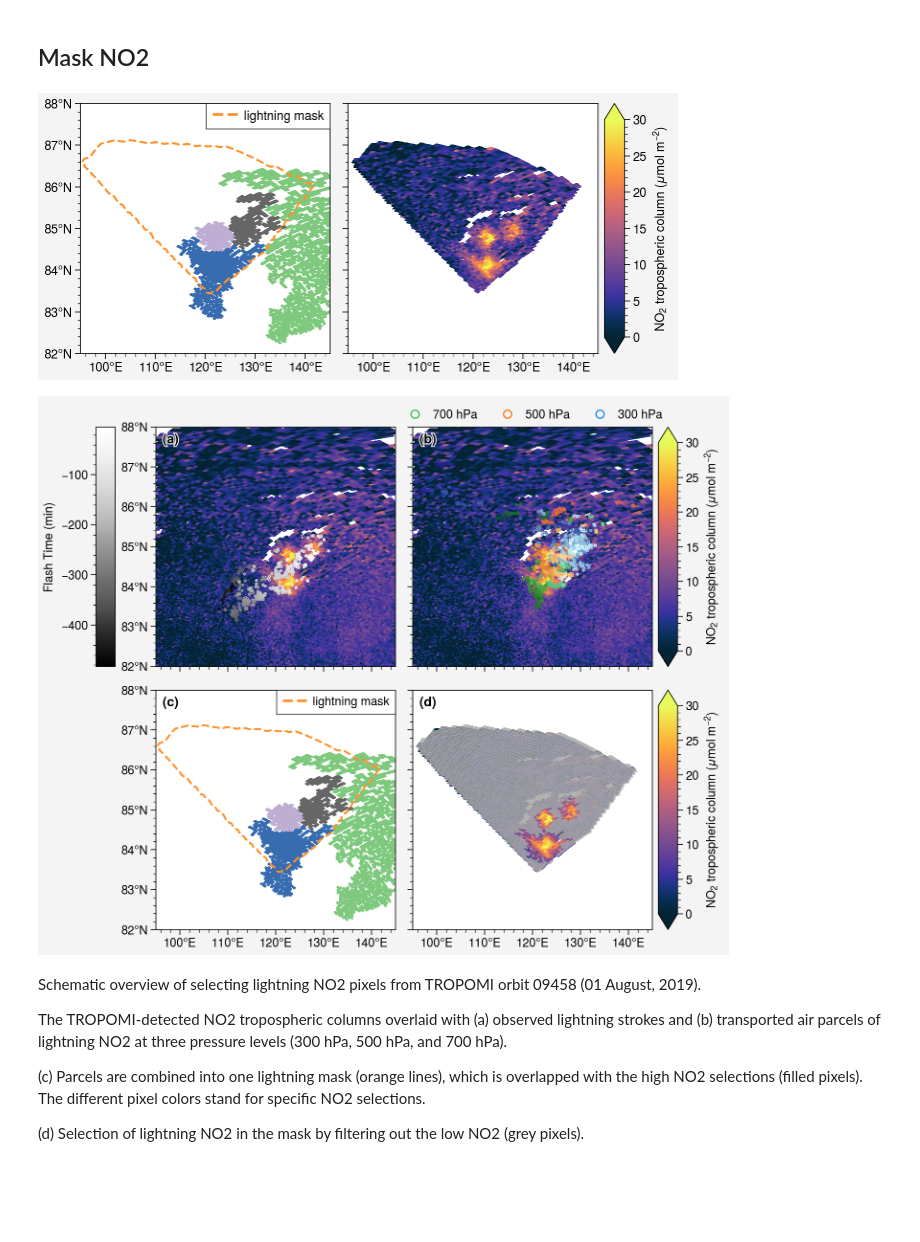
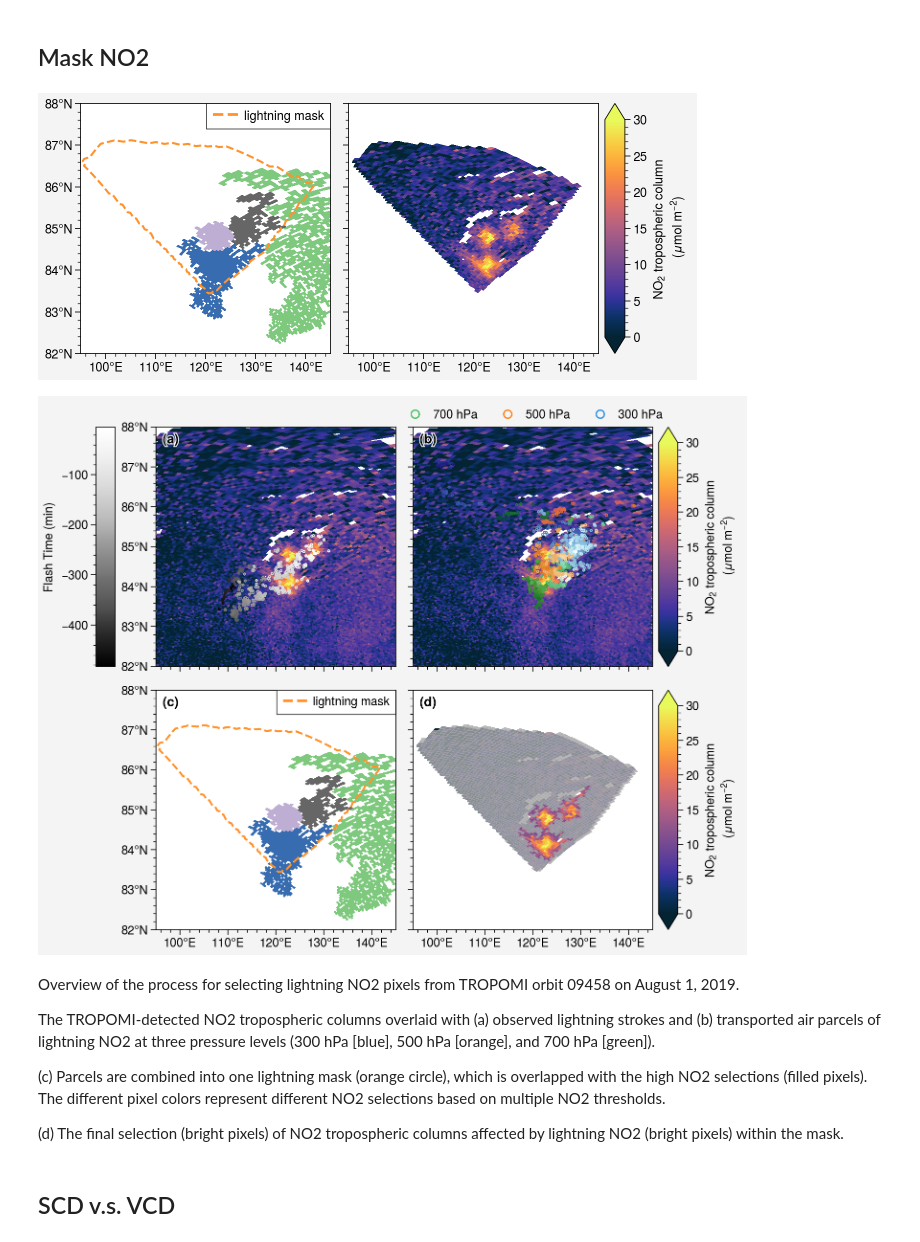
Before and after one commit to zxdawn/S5P-LNO2-Notebook, a Jupyter notebook: workflow/workflow.ipynb, the cells around one changed output. Drawn from its saved outputs; the diff is of its cells as text; code cells hidden in the pictures; blank space fills up the shorter version.

```diff
--- a/workflow/workflow.ipynb
+++ b/workflow/workflow.ipynb
@@ -25,9 +25,9 @@ Data used in this notebook are produced by the [S5P-LNO2](https://github.com/zxd
 # %%
 filename = glob('../data/clean_lightning/S5P_PAL__L2__NO2____20190811T00*.nc')[0]
 
-ds_tropomi = xr.open_dataset(filename, group='S5P').isel(time=0)\
-                [['nitrogendioxide_tropospheric_column',
-                  'nitrogendioxide_segmentation', 'lightning_mask']]
+ds_tropomi = xr.open_dataset(filename, group='S5P').isel(time=0)
+                # [['nitrogendioxide_tropospheric_column',
+                  # 'nitrogendioxide_segmentation', 'lightning_mask']]
 
 ds_lightning = xr.open_dataset(filename, group='Lightning')
 # %% [markdown]
@@ -229,35 +229,36 @@ lat_min = 82; lat_max = 88
 def plot_mask(ds_tropomi, axs, lon_min, lon_max, lat_min, lat_max):
     """Plot the mask of lightning NO2"""
     lon = ds_tropomi['nitrogendioxide_tropospheric_column'].coords['longitude']
     lat = ds_tropomi['nitrogendioxide_tropospheric_column'].coords['latitude']
 
     mask = (lon>lon_min) & (lon<lon_max) & (lat>lat_min) & (lat<lat_max)
 
     segmentation = ds_tropomi['nitrogendioxide_segmentation'].where(mask, drop=True)
-    segmentation.where(segmentation>0).plot(x='longitude', y='latitude', ax=axs[0], cmap='Accent', add_colorbar=False)
+    segmentation.where(segmentation>0).plot(x='longitude', y='latitude', ax=axs[0], cmap='Accent', add_colorbar=False, rasterized=True)
 
     # ds_tropomi['lightning_mask'].where(mask, drop=True).plot(ax=axs[2], x='longitude', y='latitude', add_colorbar=False)
     axs[0].contour(ds_tropomi['lightning_mask'].longitude, ds_tropomi['lightning_mask'].latitude,
                 ds_tropomi['lightning_mask'], levels=[1], colors=['orange5'], ls='--')
     l = plt.Line2D((0, 1), (0, 0), color='orange5', linestyle='--', linewidth=2)
     axs[0].legend([l], ['lightning mask'])
 
     axs[0].format(xlabel='', ylabel='', title='')#'NO$_2$ segmentation \n overlayed with lightning mask')
 
     no2 = ds_tropomi['nitrogendioxide_tropospheric_column']
+    # scd_trop = ds_tropomi['nitrogendioxide_slant_column_density'] - ds_tropomi['nitrogendioxide_stratospheric_column'] * ds_tropomi['air_mass_factor_stratosphere']
     (no2*1e6).where(ds_tropomi['lightning_mask']>0).plot(ax=axs[1], x='longitude', y='latitude',
-                                                cmap='Thermal', vmin=0, vmax=30, discrete=False,
-                                                cbar_kwargs={'label': 'NO$_2$ tropospheric column ($\mu$mol m$^{-2}$)'})
+                                                cmap='Thermal', vmin=0, vmax=30, discrete=False, rasterized=True,
+                                                cbar_kwargs={'label': 'NO$_2$ tropospheric column \n ($\mu$mol m$^{-2}$)'})
     axs[1].format(xlabel='', ylabel='', title='')#'Masked NO$_2$')
 
 
 fig, axs = pplt.subplots(ncols=2)
 
 plot_mask(ds_tropomi, axs, lon_min, lon_max, lat_min, lat_max)
 
 axs.format(xlim=(lon_min,lon_max), ylim=(lat_min,lat_max),
            xformatter='deglon', yformatter='deglat',
            grid=False)
 # %% [output]
-[figure, old version]
+[figure, new version]
 # %%
@@ -276,7 +278,7 @@ plot_obs(ds_tropomi, ds_lightning, axs[0], lon_min, lon_max, lat_min, lat_max, t
 plot_tracer(ds_tropomi, ds_lightning, axs[1], lon_min, lon_max, lat_min, lat_max, add_colorbar=True)
 plot_mask(ds_tropomi, axs[2:4], lon_min, lon_max, lat_min, lat_max)
 
-ds_t2['lno2_mask'].where((ds_t2['lno2_mask']==0)&(ds_t2['lightning_mask']>0)).plot(ax=axs[3], x='longitude', y='latitude', cmap='Greys', add_colorbar=False, alpha=0.8)
+ds_t2['lno2_mask'].where((ds_t2['lno2_mask']==0)&(ds_t2['lightning_mask']>0)).plot(ax=axs[3], x='longitude', y='latitude', cmap='Greys', add_colorbar=False, alpha=0.8, rasterized=True)
 axs[3].format(title='')
 
 axs.format(xlabel='', ylabel='', xlim=(lon_min,lon_max), ylim=(lat_min,lat_max),
@@ -284,14 +286,16 @@ axs.format(xlabel='', ylabel='', xlim=(lon_min,lon_max), ylim=(lat_min,lat_max),
            grid=False, abcloc='ul', abc='(a)')
 
 
-fig.savefig('../figures/workflow.png')
+fig.savefig('../figures/workflow.pdf')
 # %% [output]
-[figure, old version]
+[figure, new version]
 # %% [markdown]
-Schematic overview of selecting lightning NO2 pixels from TROPOMI orbit 09458 (01 August, 2019).
+Overview of the process for selecting lightning NO2 pixels from TROPOMI orbit 09458 on August 1, 2019.
 
-The TROPOMI-detected NO2 tropospheric columns overlaid with (a) observed lightning strokes and (b) transported air parcels of lightning NO2 at three pressure levels (300 hPa, 500 hPa, and 700 hPa).
+The TROPOMI-detected NO2 tropospheric columns overlaid with (a) observed lightning strokes and (b) transported air parcels of lightning NO2 at three pressure levels (300 hPa [blue], 500 hPa [orange], and 700 hPa [green]).
 
-(c) Parcels are combined into one lightning mask (orange lines), which is overlapped with the high NO2 selections (filled pixels). The different pixel colors stand for specific NO2 selections.
+(c) Parcels are combined into one lightning mask (orange circle), which is overlapped with the high NO2 selections (filled pixels). The different pixel colors represent different NO2 selections based on multiple NO2 thresholds.
 
-(d) Selection of lightning NO2 in the mask by filtering out the low NO2 (grey pixels).
+(d) The final selection (bright pixels) of NO2 tropospheric columns affected by lightning NO2 (bright pixels) within the mask.
+# %% [markdown]
+## SCD v.s. VCD
```
Also changed, not shown: parts of 5 cells of this notebook.
